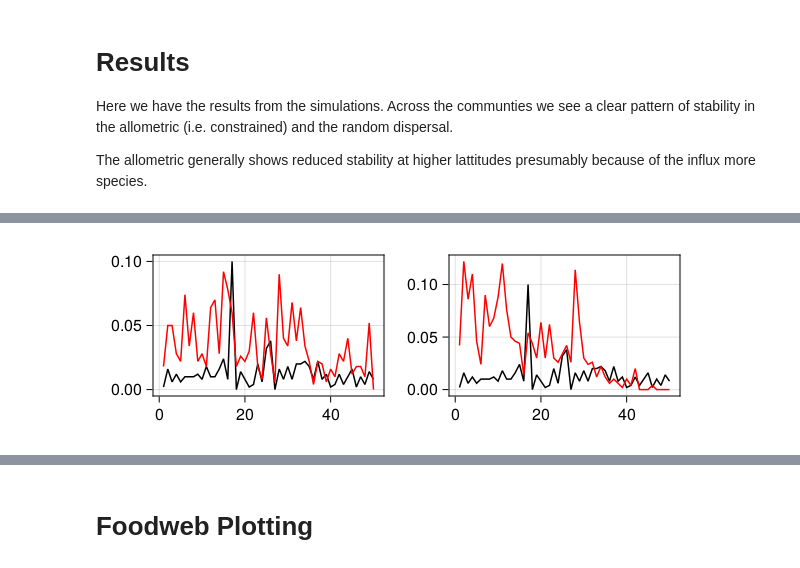
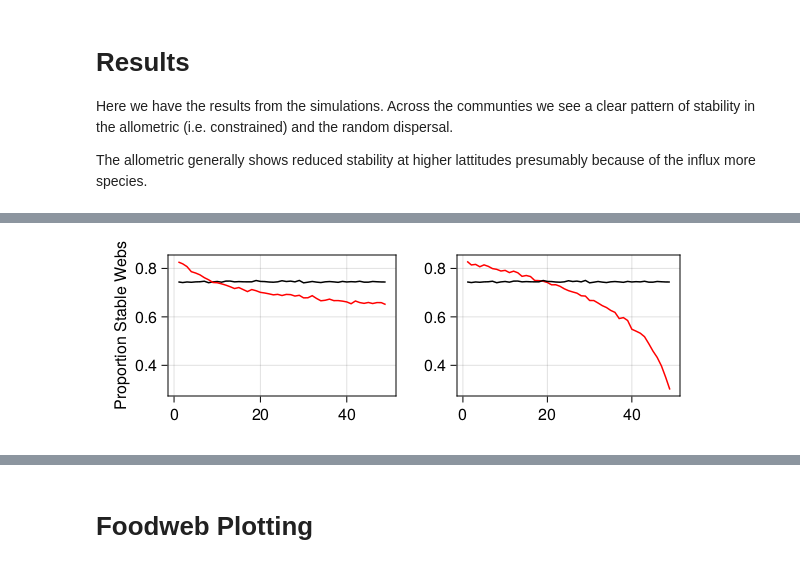
Before and after one commit to CleggTom/TempRanges, a Jupyter notebook: Notebooks/psw_simulations.ipynb, the cells around one changed output, grey strips where cells are left out. Cells and saved outputs as stored; diff of their text form; code cells hidden in the pictures.

```diff
--- a/Notebooks/psw_simulations.ipynb
+++ b/Notebooks/psw_simulations.ipynb
@@ -111,14 +92,0 @@ end
-# %%
-using Random
-
-# Random.seed!()
-
-#2) ASSEMBLE COMMUNITIES
-#set temperatures
-N_T = 50
-t_vec = range(0,1,length = N_T)
-
-@time mc = fw.stable_metacommunity(10, 0.1, t_vec, T_range = 0.2, R = 43.0, psw_threshold = 0.8, verbose = true, max_draws = 30000, N_trials = 50)
-@time psw_a = fw.proportion_stable_webs(mc, N_trials = 200);
-
-mc_origin = deepcopy(mc)
@@ -272,3 +145,0 @@ Dict{String, Any} with 4 entries:
-# %%
-N_T = size(r["psw"])[1]
-N_rep = size(r["psw"])[2]
@@ -347,23 +333,27 @@ fig
 # %%
-#bodysize
-psw_res = r["psw"]
+#psw
+fig = Figure(resolution = (600,200))
+ax = Axis(fig[1,1], ylabel="Proportion Stable Webs")
 
-fig = Figure(resolution = (600,200))
-ax = Axis(fig[1,1])
-# series!(ax, psw_res[:,:,1,1]', solid_color = (:black, 0.001))
-lines!(ax,1:N_T, mean(psw_res, dims = 2)[:,1,1,1], color = :black)
+T_lim = 1:N_T-1
 
-# series!(ax, psw_res[:,:,1,2]', solid_color = (:red, 0.001))
-lines!(ax,1:N_T, mean(psw_res, dims = 2)[:,1,1,2], color = :red)
+# series!(ax, 1:N_T, psw_mat[:,:,1,1]', solid_color = (:black, 0.01))
+# series!(ax, 1:N_T, psw_mat[:,:,1,2]', solid_color = (:red, 0.01))
+
+lines!(ax,T_lim, mean(psw_mat, dims = 2)[T_lim,1,1,1], color = :black)
+lines!(ax,T_lim, mean(psw_mat, dims = 2)[T_lim,1,1,2], color = :red)
 
 
 ax = Axis(fig[1,2])
-# series!(ax, psw_res[:,:,2,1]', solid_color = (:black, 0.001))
-lines!(ax,1:N_T, mean(psw_res, dims = 2)[:,1,2,1], color = :black)
+# series!(ax, 1:N_T, psw_mat[:,:,2,1]', solid_color = (:black, 0.01))
+# series!(ax, 1:N_T, psw_mat[:,:,2,2]', solid_color = (:red, 0.01))
 
-# series!(ax, psw_res[:,:,2,2]', solid_color = (:red, 0.001))
-lines!(ax,1:N_T, mean(psw_res, dims = 2)[:,1,2,2], color = :red)
+lines!(ax,T_lim, mean(psw_mat, dims = 2)[T_lim,1,2,2], color = :red)
+lines!(ax,T_lim, mean(psw_mat, dims = 2)[T_lim,1,2,1], color = :black)
+
+
+linkaxes!(fig.content...)
 
 fig
 # %% [output]
-[figure, old version]
+[figure, new version]
```
Also changed, not shown: parts of 29 cells of this notebook, 5 other files.
